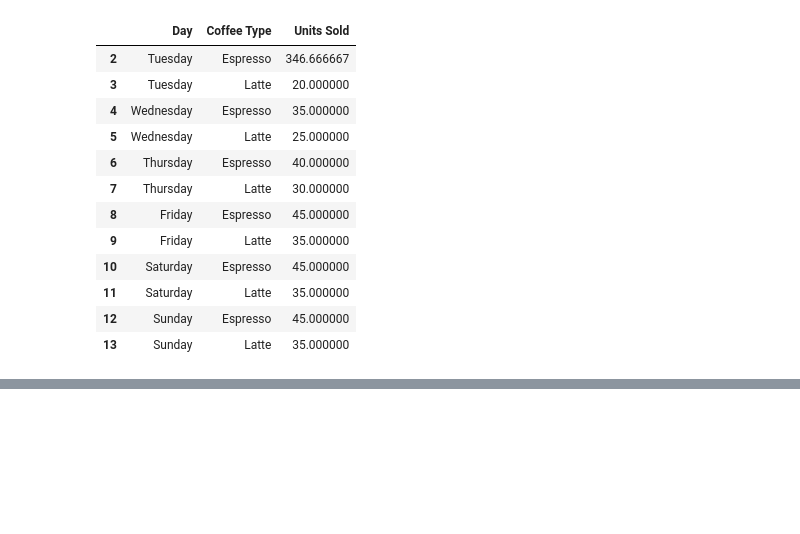
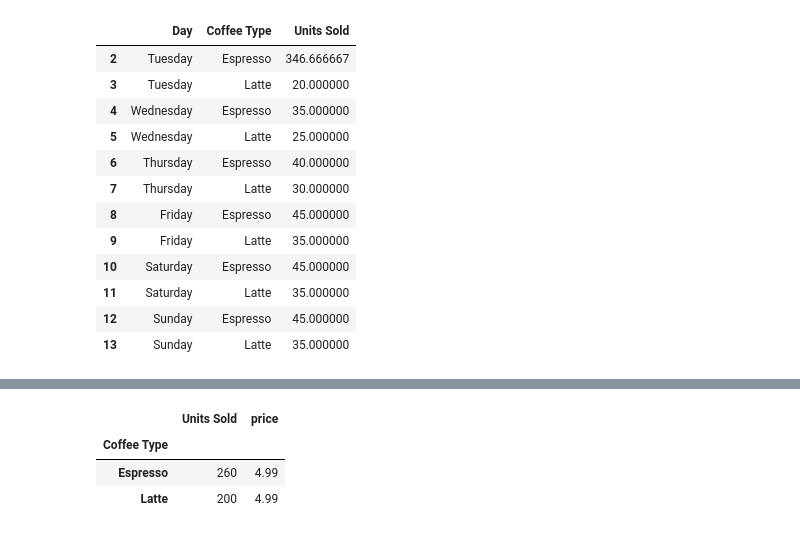
Before and after one commit to kelseafunwi/complete-pandas-tutorial, a Jupyter notebook: main.ipynb, the cells around one changed output, grey strips where cells are left out. Drawn from its saved outputs; the diff is of its cells as text; code cells hidden in the pictures; blank space fills up the shorter version.

```diff
--- a/main.ipynb
+++ b/main.ipynb
@@ -982,0 +964,7 @@ Name: count, Length: 22368, dtype: int64
+# %%
+coffee.groupby(['Coffee Type']).agg({'Units Sold': 'sum', 'price': 'mean'})
+# %% [output]
+|  | Units Sold | price |
+| Coffee Type |  |  |
+| Espresso | 260 | 4.99 |
+| Latte | 200 | 4.99 |
```
Also changed, not shown: parts of 6 cells of this notebook.
